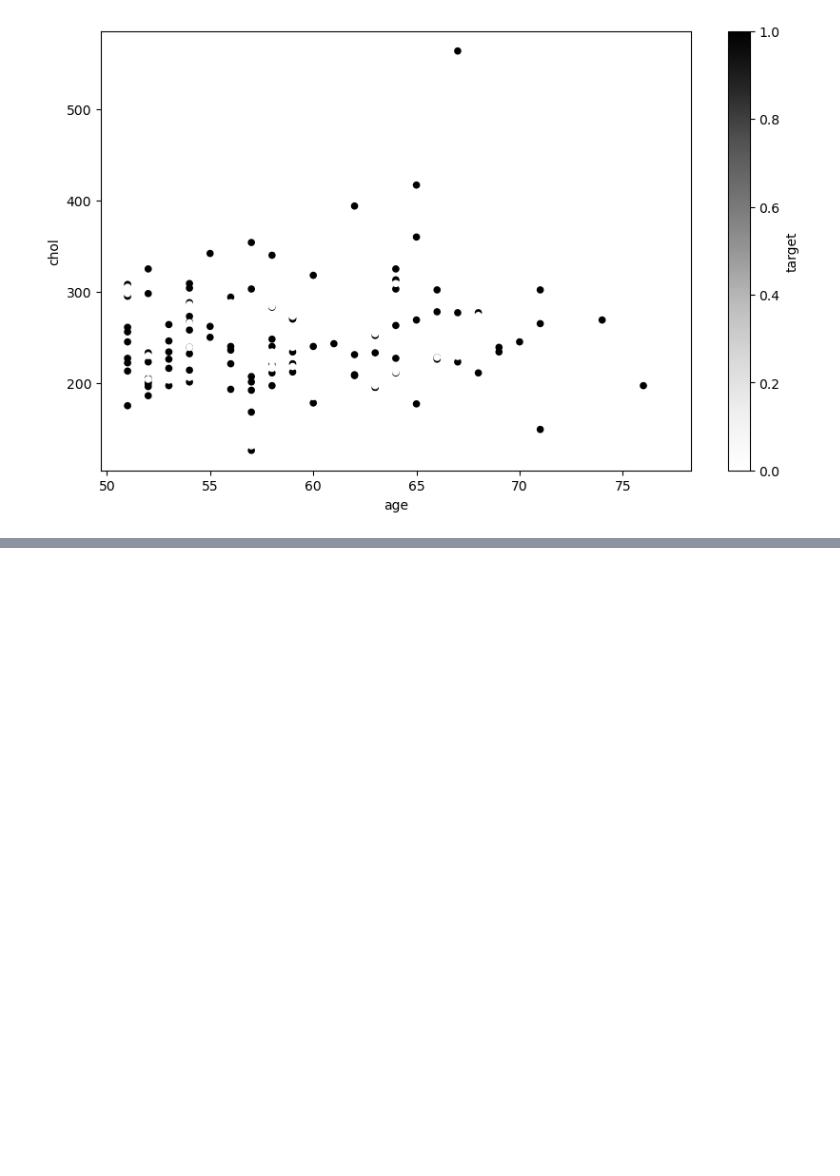
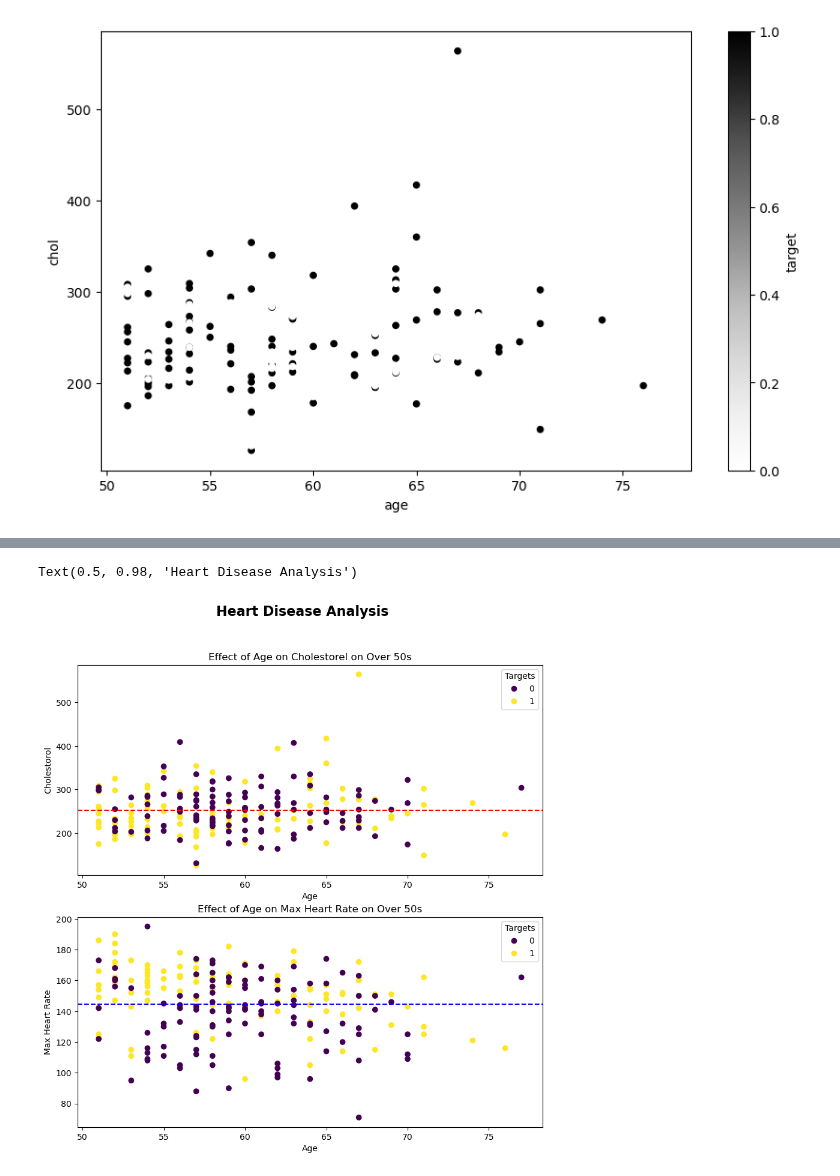
Before and after one commit to rickygrosvenor-pramanick/learn-ml, a Jupyter notebook: matplotlib/introduction-to-matplotlib.ipynb, the cells around one changed output, grey strips where cells are left out. Drawn from its saved outputs; the diff is of its cells as text; code cells hidden in the pictures; blank space fills up the shorter version.

```diff
--- a/matplotlib/introduction-to-matplotlib.ipynb
+++ b/matplotlib/introduction-to-matplotlib.ipynb
@@ -543,0 +560,22 @@ ax.axhline()
+# %%
+# Subplots of age, chol, thalach
+
+fig, ax = plt.subplots(figsize=(10,10), nrows=2)
+
+chol_ax = ax[0].scatter(x=over_50['age'], y=over_50['chol'], c=over_50['target'])
+thalach_ax = ax[1].scatter(x=over_50['age'], y=over_50['thalach'], c=over_50['target'])
+
+ax[0].set(title="Effect of Age on Cholestorel on Over 50s", xlabel="Age", ylabel="Cholestorol")
+ax[1].set(title="Effect of Age on Max Heart Rate on Over 50s", xlabel="Age", ylabel="Max Heart Rate")
+
+ax[0].legend(*chol_ax.legend_elements(), title="Targets")
+ax[1].legend(*chol_ax.legend_elements(), title="Targets")
+
+ax[0].axhline(y=np.mean(over_50["chol"]), linestyle='--', c='red')
+ax[1].axhline(y=np.mean(over_50["thalach"]), linestyle='--', c='blue')
+
+# Add a title to the entire figure
+fig.suptitle("Heart Disease Analysis", fontsize=16, fontweight='bold')
+# %% [output]
+Text(0.5, 0.98, 'Heart Disease Analysis')
+[figure, added]
```
Also changed, not shown: parts of 2 cells of this notebook.
